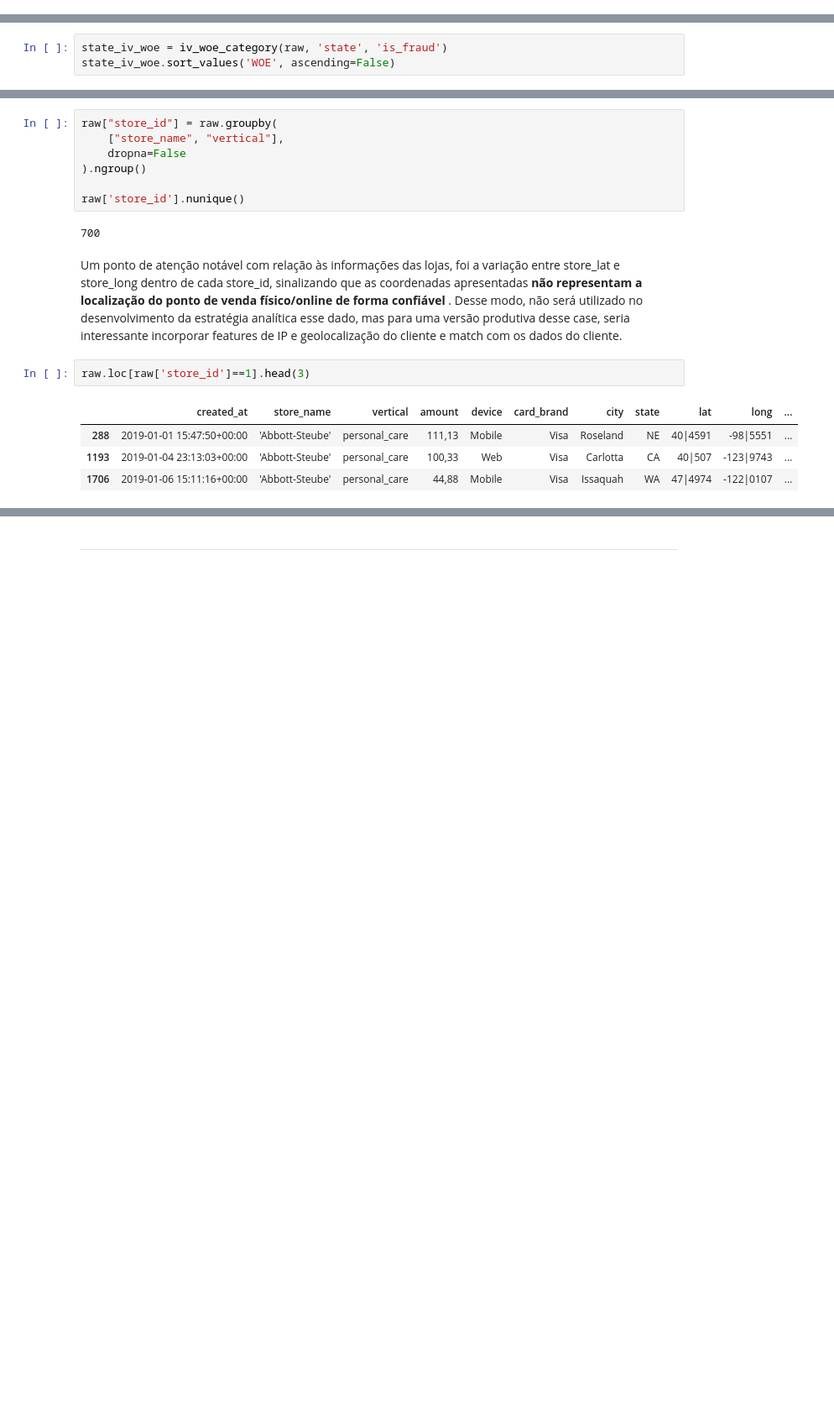
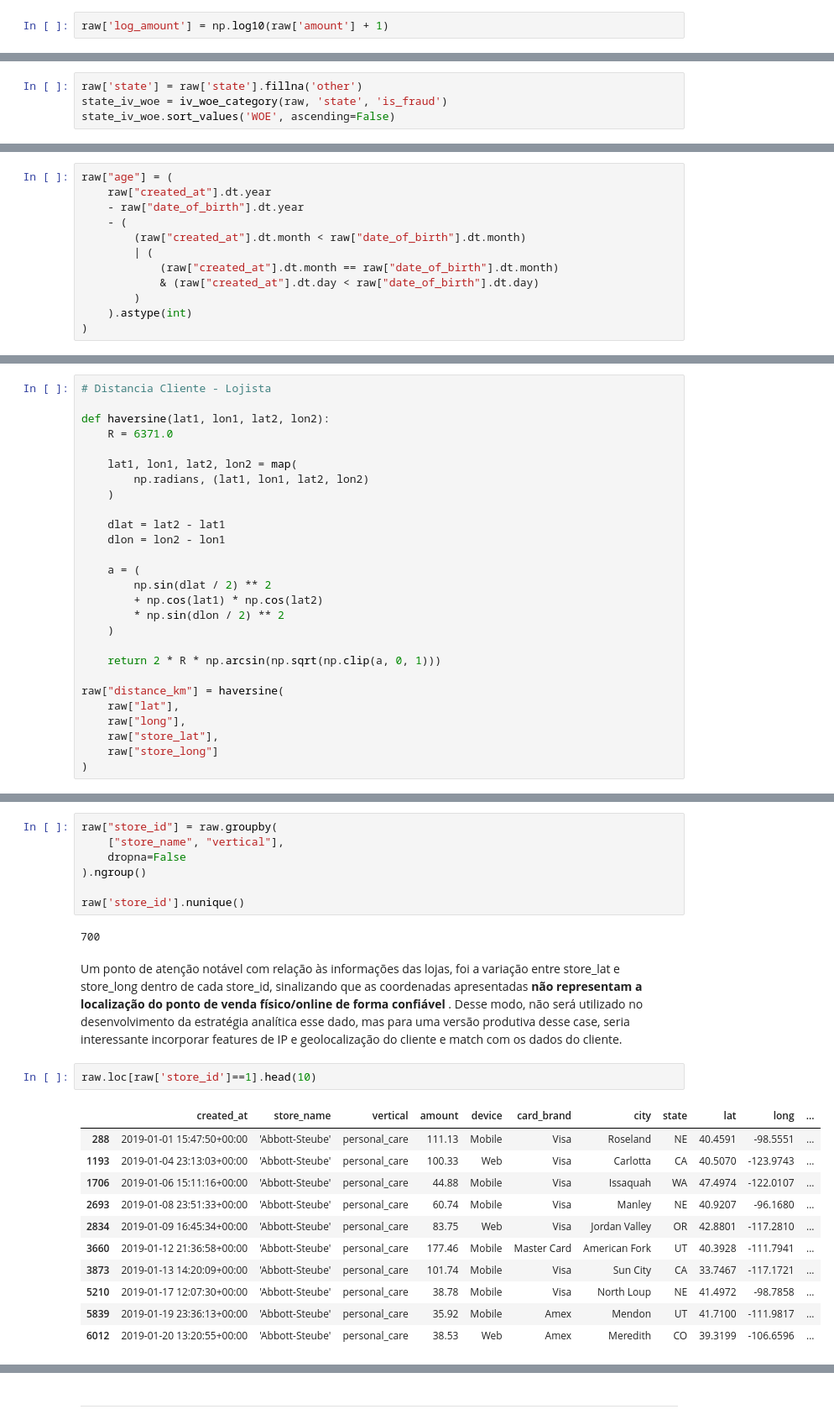
Before and after one commit to bmservilha/nuvemshop_case, a Jupyter notebook: notebooks/1_EDA.ipynb, the cells around one changed output, grey strips where cells are left out. Shown at 84% size. Saved outputs shown, nothing was run; the diff lists cells and outputs as text; blank space fills up the shorter version.

```diff
--- a/notebooks/1_EDA.ipynb
+++ b/notebooks/1_EDA.ipynb
@@ -312,3 +367,5 @@ amount_describe
+# %%
+raw['log_amount'] = np.log10(raw['amount'] + 1)
 # %%
 raw['log_amount'].describe()
 # %% [output]
@@ -594,4 +506,5 @@ bandeira_iv_woe.sort_values('WOE', ascending=False)
 # %%
+raw['state'] = raw['state'].fillna('other')
 state_iv_woe = iv_woe_category(raw, 'state', 'is_fraud')
 state_iv_woe.sort_values('WOE', ascending=False)
 # %% [output]
@@ -612,0 +549,12 @@ state_iv_woe.sort_values('WOE', ascending=False)
+# %%
+raw["age"] = (
+    raw["created_at"].dt.year
+    - raw["date_of_birth"].dt.year
+    - (
+        (raw["created_at"].dt.month < raw["date_of_birth"].dt.month)
+        | (
+            (raw["created_at"].dt.month == raw["date_of_birth"].dt.month)
+            & (raw["created_at"].dt.day < raw["date_of_birth"].dt.day)
+        )
+    ).astype(int)
+)
@@ -612,0 +595,27 @@ state_iv_woe.sort_values('WOE', ascending=False)
+# %%
+# Distancia Cliente - Lojista
+
+def haversine(lat1, lon1, lat2, lon2):
+    R = 6371.0
+
+    lat1, lon1, lat2, lon2 = map(
+        np.radians, (lat1, lon1, lat2, lon2)
+    )
+
+    dlat = lat2 - lat1
+    dlon = lon2 - lon1
+
+    a = (
+        np.sin(dlat / 2) ** 2
+        + np.cos(lat1) * np.cos(lat2)
+        * np.sin(dlon / 2) ** 2
+    )
+
+    return 2 * R * np.arcsin(np.sqrt(np.clip(a, 0, 1)))
+
+raw["distance_km"] = haversine(
+    raw["lat"],
+    raw["long"],
+    raw["store_lat"],
+    raw["store_long"]
+)
@@ -678,9 +754,16 @@ raw['store_id'].nunique()
 # %% [markdown]
 Um ponto de atenção notável com relação às informações das lojas, foi a variação entre store_lat e store_long dentro de cada store_id, sinalizando que as coordenadas apresentadas **não representam a localização do ponto de venda físico/online de forma confiável** . Desse modo, não será utilizado no desenvolvimento da estratégia analítica esse dado, mas para uma versão produtiva desse case, seria interessante incorporar features de IP e geolocalização do cliente  e match com os dados do cliente.
 # %%
-raw.loc[raw['store_id']==1].head(3)
+raw.loc[raw['store_id']==1].head(10)
 # %% [output]
 |  | created_at | store_name | vertical | amount | device | card_brand | city | state | lat | long | ... |
-| 288 | 2019-01-01 15:47:50+00:00 | 'Abbott-Steube' | personal_care | 111,13 | Mobile | Visa | Roseland | NE | 40|4591 | -98|5551 | ... |
-| 1193 | 2019-01-04 23:13:03+00:00 | 'Abbott-Steube' | personal_care | 100,33 | Web | Visa | Carlotta | CA | 40|507 | -123|9743 | ... |
-| 1706 | 2019-01-06 15:11:16+00:00 | 'Abbott-Steube' | personal_care | 44,88 | Mobile | Visa | Issaquah | WA | 47|4974 | -122|0107 | ... |
+| 288 | 2019-01-01 15:47:50+00:00 | 'Abbott-Steube' | personal_care | 111.13 | Mobile | Visa | Roseland | NE | 40.4591 | -98.5551 | ... |
+| 1193 | 2019-01-04 23:13:03+00:00 | 'Abbott-Steube' | personal_care | 100.33 | Web | Visa | Carlotta | CA | 40.5070 | -123.9743 | ... |
+| 1706 | 2019-01-06 15:11:16+00:00 | 'Abbott-Steube' | personal_care | 44.88 | Mobile | Visa | Issaquah | WA | 47.4974 | -122.0107 | ... |
+| 2693 | 2019-01-08 23:51:33+00:00 | 'Abbott-Steube' | personal_care | 60.74 | Mobile | Visa | Manley | NE | 40.9207 | -96.1680 | ... |
+| 2834 | 2019-01-09 16:45:34+00:00 | 'Abbott-Steube' | personal_care | 83.75 | Web | Visa | Jordan Valley | OR | 42.8801 | -117.2810 | ... |
+| 3660 | 2019-01-12 21:36:58+00:00 | 'Abbott-Steube' | personal_care | 177.46 | Mobile | Master Card | American Fork | UT | 40.3928 | -111.7941 | ... |
+| 3873 | 2019-01-13 14:20:09+00:00 | 'Abbott-Steube' | personal_care | 101.74 | Mobile | Visa | Sun City | CA | 33.7467 | -117.1721 | ... |
+| 5210 | 2019-01-17 12:07:30+00:00 | 'Abbott-Steube' | personal_care | 38.78 | Mobile | Visa | North Loup | NE | 41.4972 | -98.7858 | ... |
+| 5839 | 2019-01-19 23:36:13+00:00 | 'Abbott-Steube' | personal_care | 35.92 | Mobile | Amex | Mendon | UT | 41.7100 | -111.9817 | ... |
+| 6012 | 2019-01-20 13:20:55+00:00 | 'Abbott-Steube' | personal_care | 38.53 | Web | Amex | Meredith | CO | 39.3199 | -106.6596 | ... |
```
Also changed, not shown: parts of 84 cells of this notebook, 7 other files.
